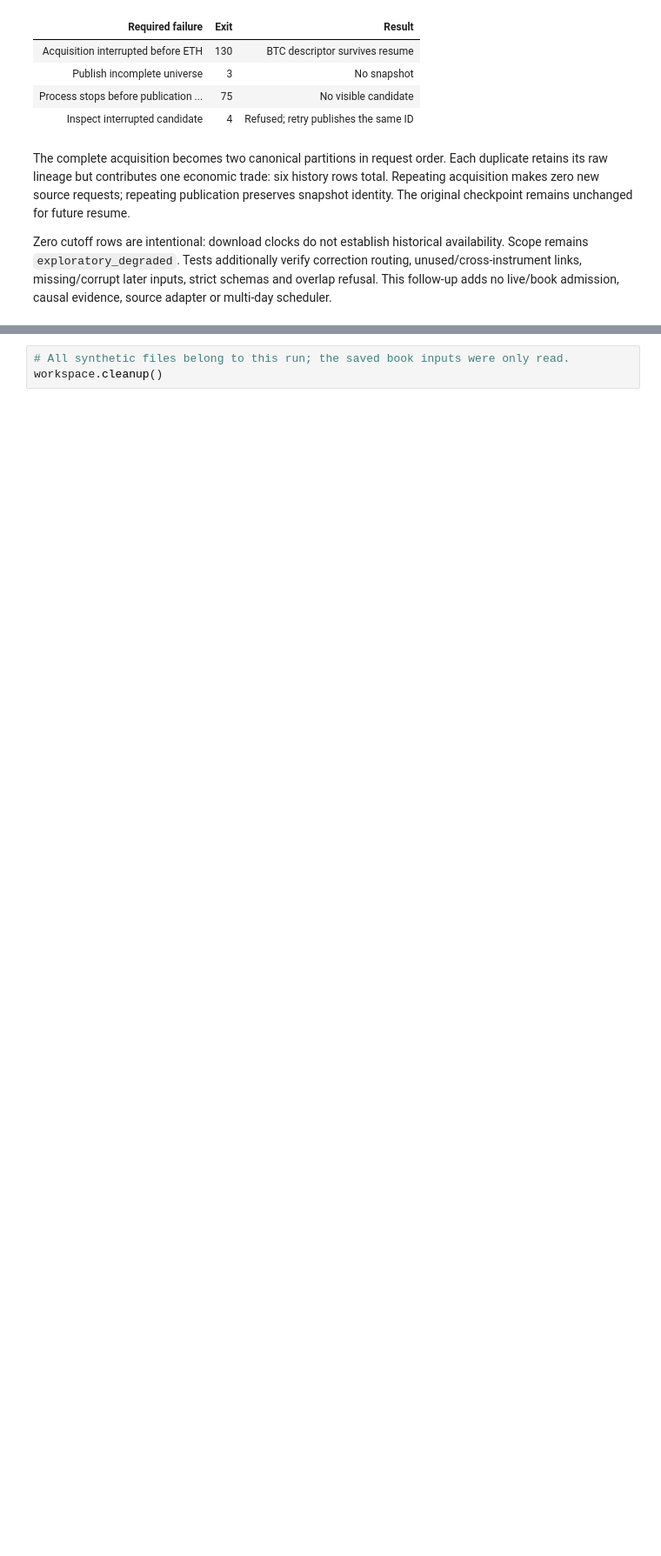
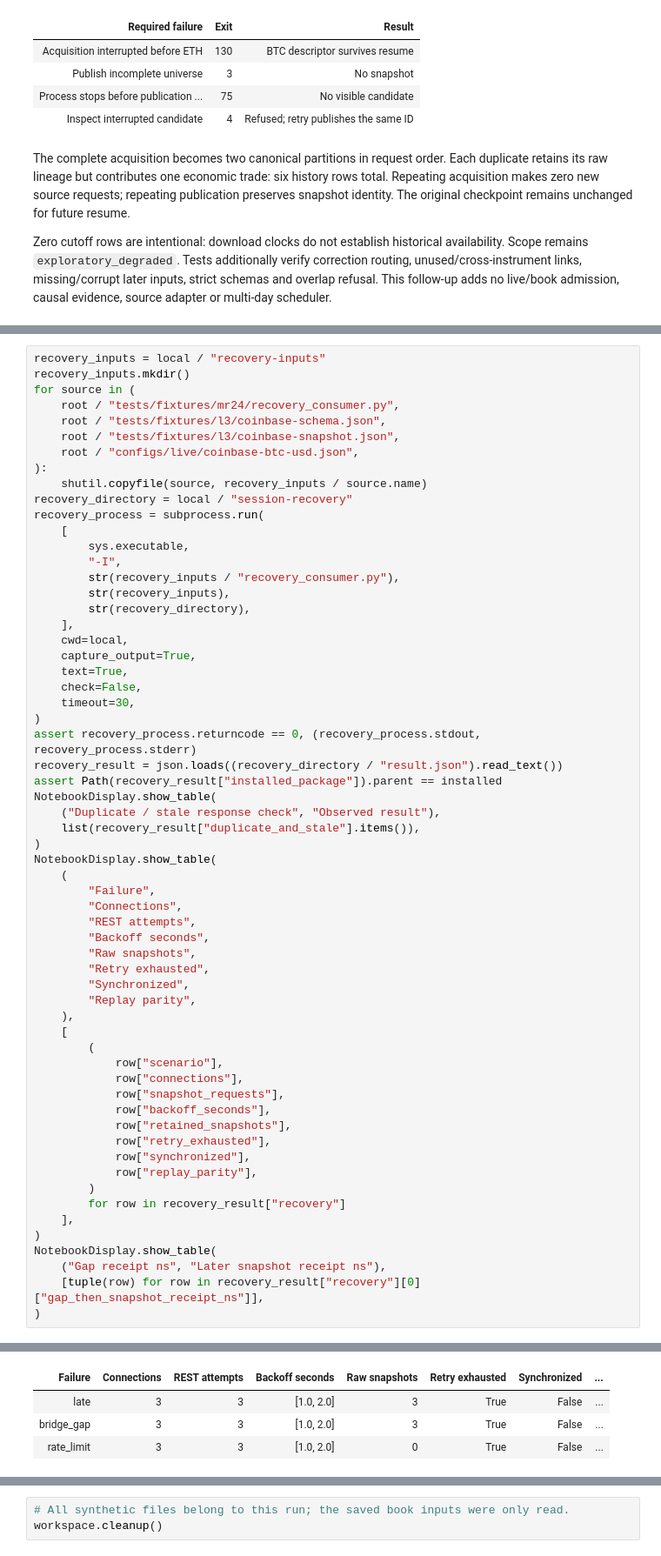
Before and after one commit to lixuanguang/alpha-research-lab-private, a Jupyter notebook: examples/research-foundations.ipynb, the cells around one changed output, grey strips where cells are left out. Shown at 87% size. Drawn from its saved outputs; the diff is of its cells as text; blank space fills up the shorter version.

Commit message:
Implement MR 24 bounded session recovery

```diff
--- a/examples/research-foundations.ipynb
+++ b/examples/research-foundations.ipynb
@@ -2195,0 +2209,62 @@ causal evidence, source adapter or multi-day scheduler.
+# %%
+recovery_inputs = local / "recovery-inputs"
+recovery_inputs.mkdir()
+for source in (
+    root / "tests/fixtures/mr24/recovery_consumer.py",
+    root / "tests/fixtures/l3/coinbase-schema.json",
+    root / "tests/fixtures/l3/coinbase-snapshot.json",
+    root / "configs/live/coinbase-btc-usd.json",
+):
+    shutil.copyfile(source, recovery_inputs / source.name)
+recovery_directory = local / "session-recovery"
+recovery_process = subprocess.run(
+    [
+        sys.executable,
+        "-I",
+        str(recovery_inputs / "recovery_consumer.py"),
+        str(recovery_inputs),
+        str(recovery_directory),
+    ],
+    cwd=local,
+    capture_output=True,
+    text=True,
+    check=False,
+    timeout=30,
+)
+assert recovery_process.returncode == 0, (recovery_process.stdout, recovery_process.stderr)
+recovery_result = json.loads((recovery_directory / "result.json").read_text())
+assert Path(recovery_result["installed_package"]).parent == installed
+NotebookDisplay.show_table(
+    ("Duplicate / stale response check", "Observed result"),
+    list(recovery_result["duplicate_and_stale"].items()),
+)
+NotebookDisplay.show_table(
+    (
+        "Failure",
+        "Connections",
+        "REST attempts",
+        "Backoff seconds",
+        "Raw snapshots",
+        "Retry exhausted",
+        "Synchronized",
+        "Replay parity",
+    ),
+    [
+        (
+            row["scenario"],
+            row["connections"],
+            row["snapshot_requests"],
+            row["backoff_seconds"],
+            row["retained_snapshots"],
+            row["retry_exhausted"],
+            row["synchronized"],
+            row["replay_parity"],
+        )
+        for row in recovery_result["recovery"]
+    ],
+)
+NotebookDisplay.show_table(
+    ("Gap receipt ns", "Later snapshot receipt ns"),
+    [tuple(row) for row in recovery_result["recovery"][0]["gap_then_snapshot_receipt_ns"]],
+)
+# %% [output]
@@ -2195,0 +2278,4 @@ causal evidence, source adapter or multi-day scheduler.
+| Failure | Connections | REST attempts | Backoff seconds | Raw snapshots | Retry exhausted | Synchronized | ... |
+| late | 3 | 3 | [1.0, 2.0] | 3 | True | False | ... |
+| bridge_gap | 3 | 3 | [1.0, 2.0] | 3 | True | False | ... |
+| rate_limit | 3 | 3 | [1.0, 2.0] | 0 | True | False | ... |
```
Also changed, not shown: parts of 16 cells of this notebook, 10 other files.
